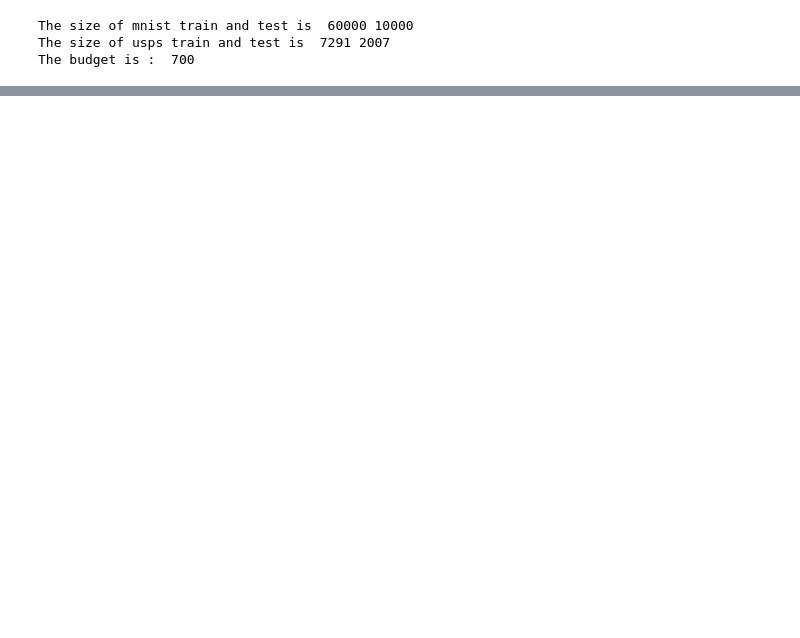
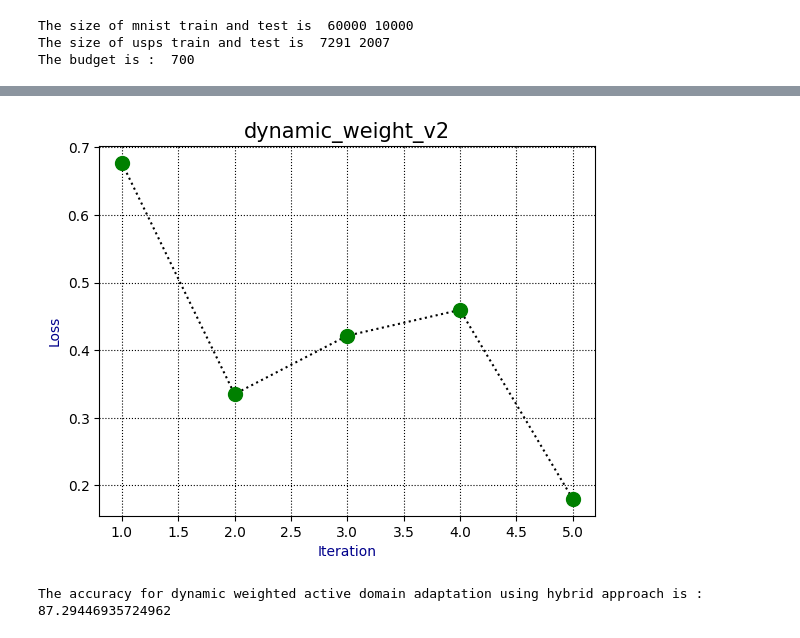
Before and after one commit to Harsh-Raghuvanshi/ActiveDomainAdaptation, a Jupyter notebook: ResearchModel2.ipynb, the cells around one changed output, grey strips where cells are left out. Cells and saved outputs as stored; diff of their text form; code cells hidden in the pictures; blank space fills up the shorter version.

```diff
--- a/ResearchModel2.ipynb
+++ b/ResearchModel2.ipynb
@@ -735,0 +815,8 @@ plt.show()
+# %%
+model=resetting_base_model()
+active_domain_adaptation_with_dynamic_weighting_v2(model, usps_loader, usps, budget,n_iterations,batch_size)
+torch.save(model.state_dict(), '/content/models/dynamic_active_cnn_model')
+dynamic_weightedv1_acc=evaluate_model(model, DataLoader(usps_test, batch_size=64))
+print("The accuracy for dynamic weighted active domain adaptation using hybrid approach is : ",dynamic_weightedv1_acc)
+print()
+# %% [output]
@@ -735,0 +840,2 @@ plt.show()
+[figure, added]
+The accuracy for dynamic weighted active domain adaptation using hybrid approach is :  87.29446935724962
```
Also changed, not shown: parts of 13 cells of this notebook.
